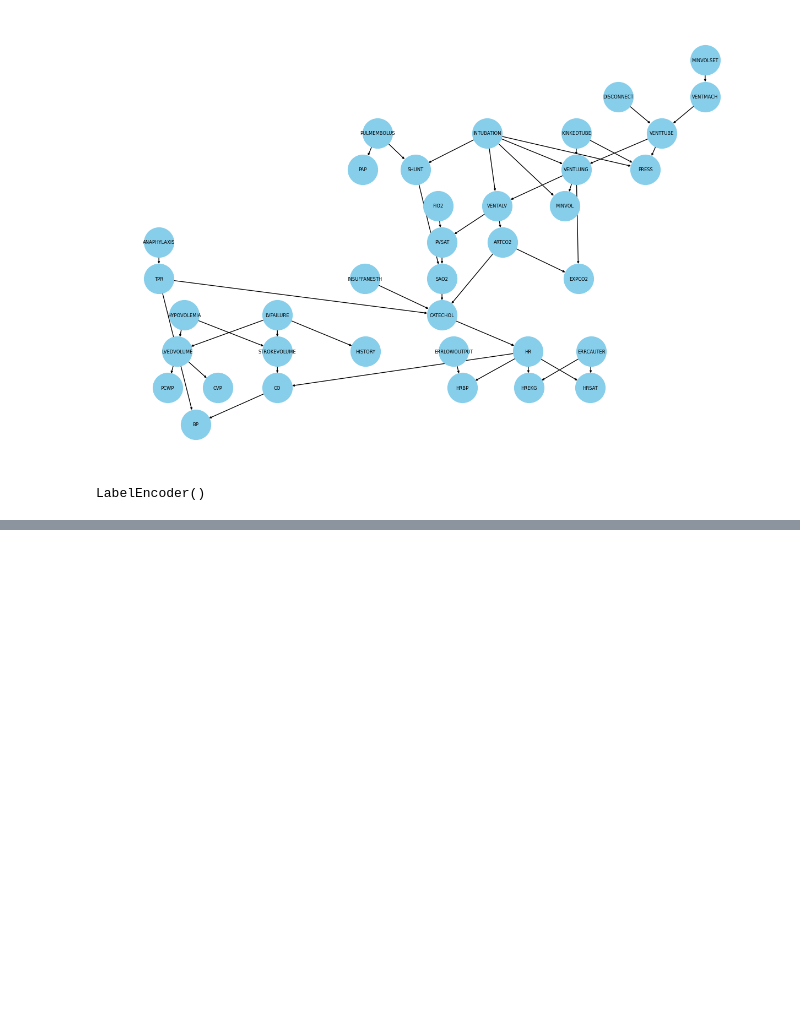
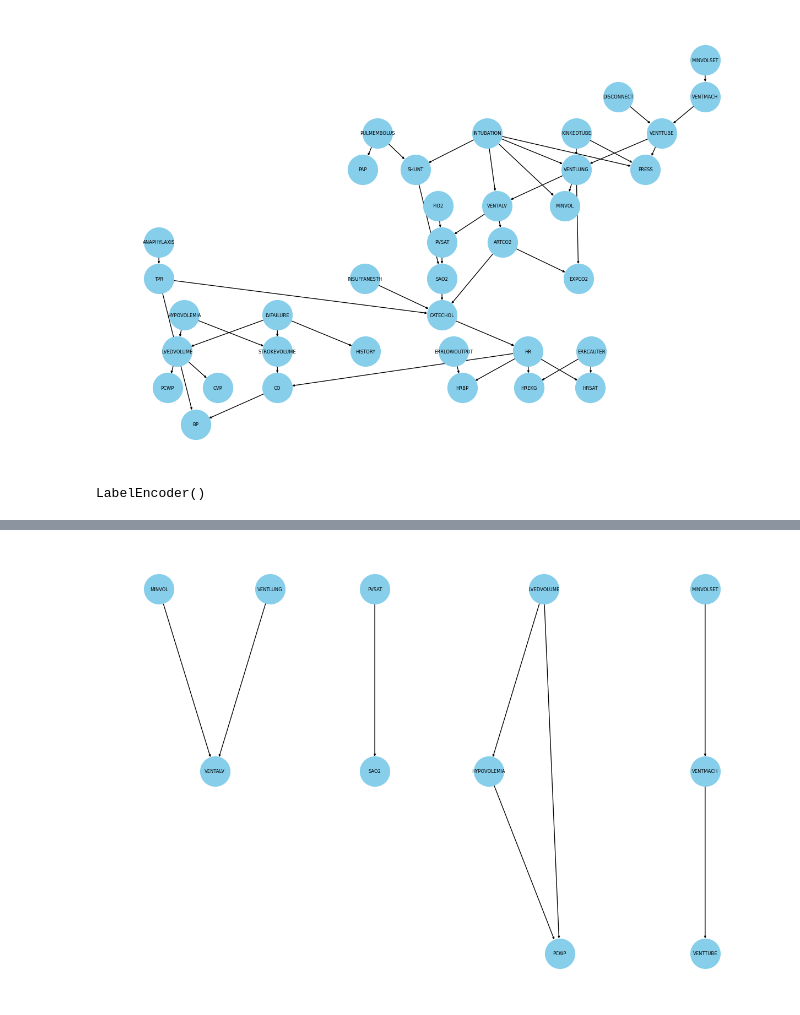
Before and after one commit to TumeloMkwambe/Honours-RP, a Jupyter notebook: main.ipynb, the cells around one changed output, grey strips where cells are left out. Cells and saved outputs as stored; diff of their text form; code cells hidden in the pictures; blank space fills up the shorter version.

```diff
--- a/main.ipynb
+++ b/main.ipynb
@@ -271,0 +261,4 @@ Index: []
+# %%
+metrics.draw_network(explainer.dag)
+# %% [output]
+[figure, added]
```
Also changed, not shown: parts of 7 cells of this notebook, 1 other file.
